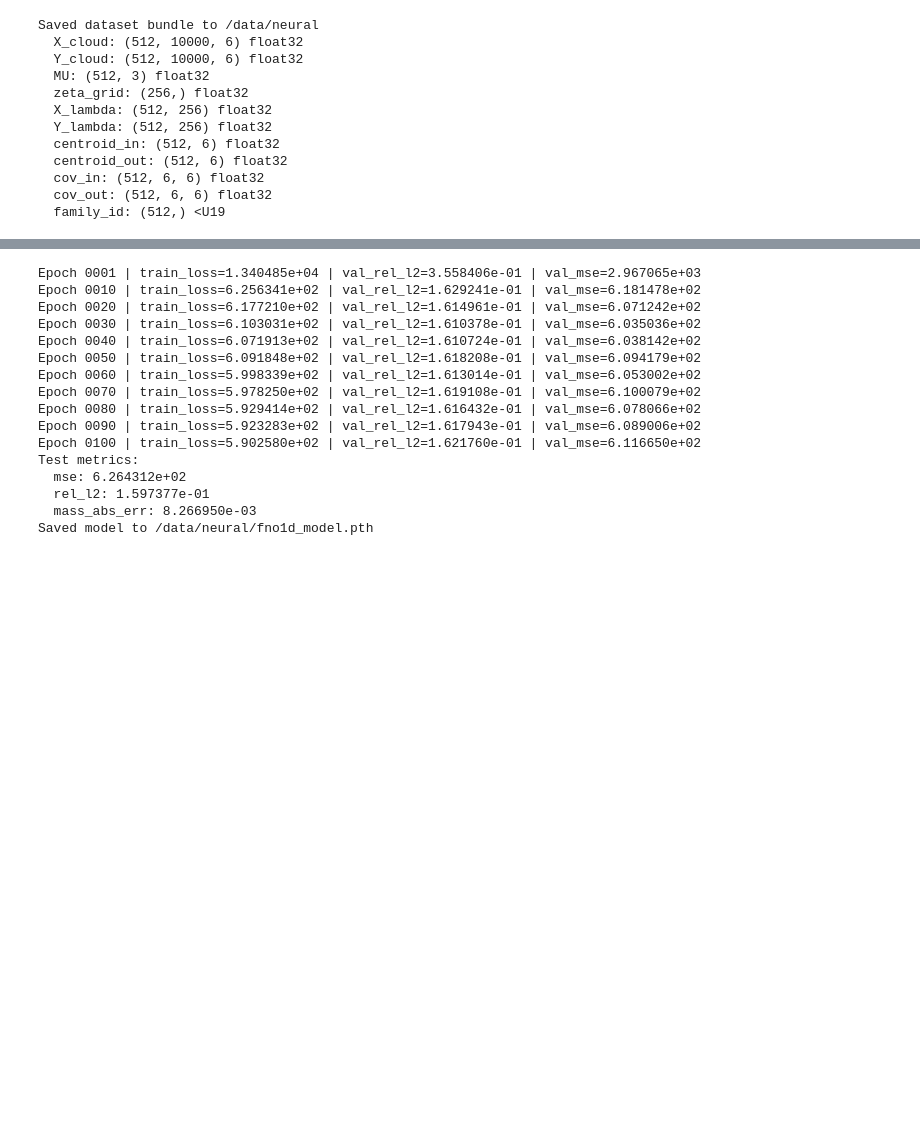
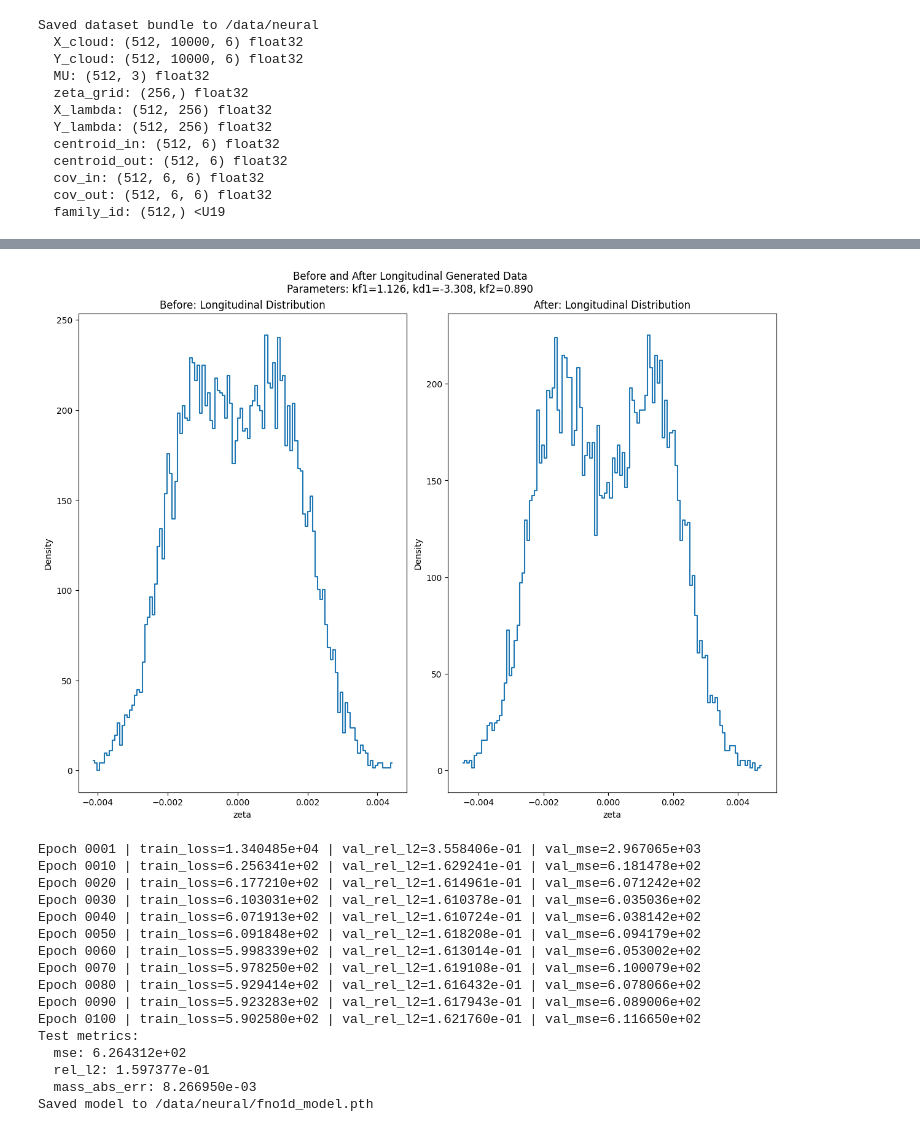
Before and after one commit to SantiagoM1227/ML4CollEffects, a Jupyter notebook: notebooks/40_Neural_Operators/Neural_Operators_FNO.ipynb, the cells around one changed output, grey strips where cells are left out. Cells and saved outputs as stored; diff of their text form; code cells hidden in the pictures; blank space fills up the shorter version.

```diff
--- a/notebooks/40_Neural_Operators/Neural_Operators_FNO.ipynb
+++ b/notebooks/40_Neural_Operators/Neural_Operators_FNO.ipynb
@@ -574,3 +574,46 @@ plot_example_distributions(i=0, bins=120)
+# %%
+def plot_longitudinal_distribution(i: int = 0, bins: int = 100, figsize: tuple = (12, 9), title: str = "Before and After Longitudinal Generated Data") -> None:
+    """
+    Plot before/after histograms for the zeta distribution of the i-th example.
+
+    Expects data dict with keys "X_cloud" and "Y_cloud" present in the notebook.
+    """
+    if "X_cloud" not in data or "Y_cloud" not in data:
+        raise RuntimeError("data must contain 'X_cloud' and 'Y_cloud' arrays")
+
+    X = data["X_cloud"]  # shape (n_samples, n_particles, 6)
+    Y = data["Y_cloud"]
+    MU = None
+    if "MU" in data:
+        MU = data["MU"]  # shape (n_samples, 3)
+        if not (0 <= i < MU.shape[0]):
+            raise IndexError(f"i out of range for MU (0 <= i < {MU.shape[0]})")
+        mu_i = MU[i]
+        title += f"\nParameters: kf1={mu_i[0]:.3f}, kd1={mu_i[1]:.3f}, kf2={mu_i[2]:.3f}"
+
+    n_samples = X.shape[0]
+    if not (0 <= i < n_samples):
+        raise IndexError(f"i out of range (0 <= i < {n_samples})")
+
+    z_before = X[i].astype(np.float64)  # (n_particles, 6)
+    z_after = Y[i].astype(np.float64)
+
+    fig, axes = plt.subplots(1, 2, figsize=figsize, constrained_layout=True)
+
+    for idx, (z, ax, label) in enumerate(zip([z_before, z_after], axes, ["Before", "After"])):
+        hist, edges = np.histogram(z[:, 2], bins=bins, density=True)
+        centers = 0.5 * (edges[:-1] + edges[1:])
+        ax.plot(centers, hist, drawstyle="steps-mid")
+        ax.set_title(f"{label}: Longitudinal Distribution")
+        ax.set_xlabel("zeta")
+        ax.set_ylabel("Density")
+
+    fig.suptitle(title)
+    plt.show()
+
+plot_longitudinal_distribution(i=450, bins=120)
+# %% [output]
+[figure, added]
 # %%
 from __future__ import annotations
 
```
Also changed, not shown: parts of 2 cells of this notebook, 37 other files.
